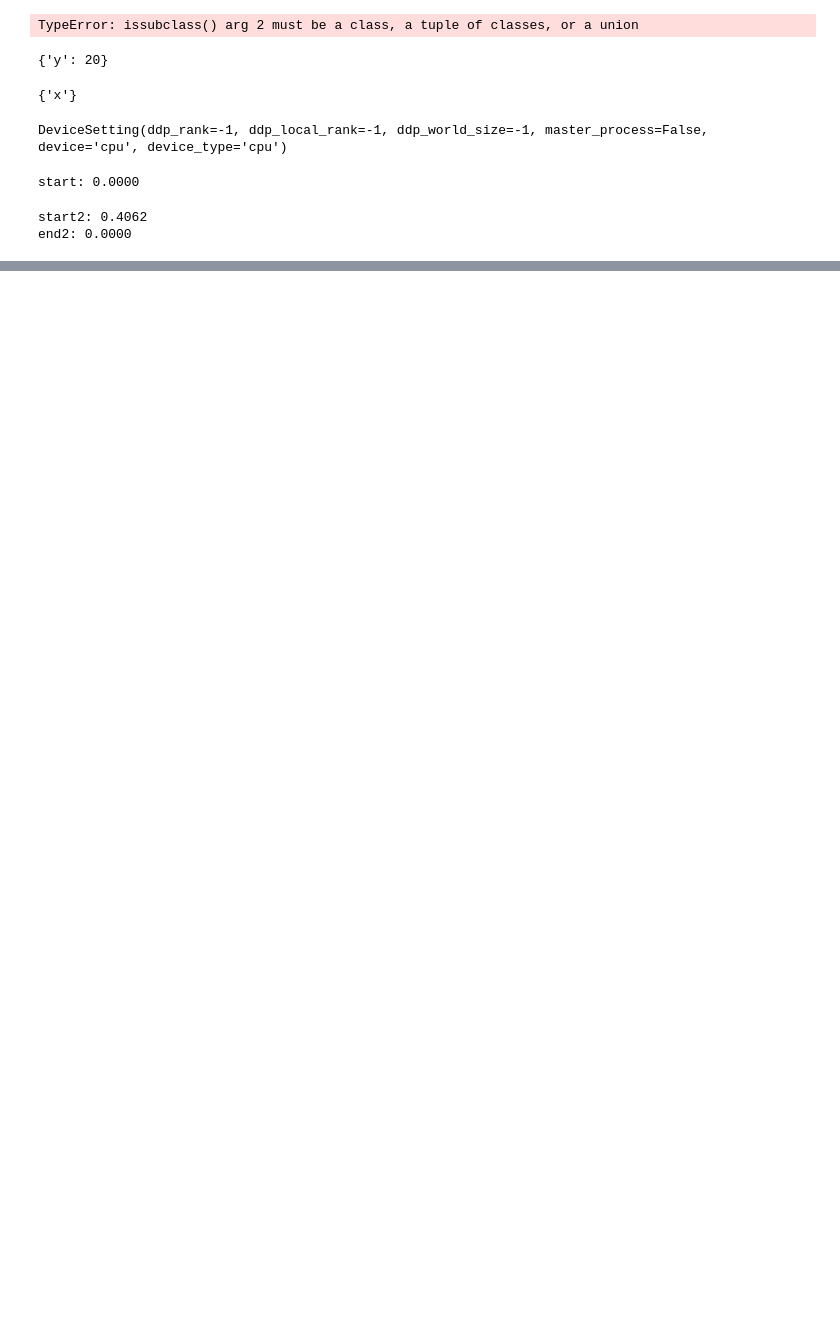
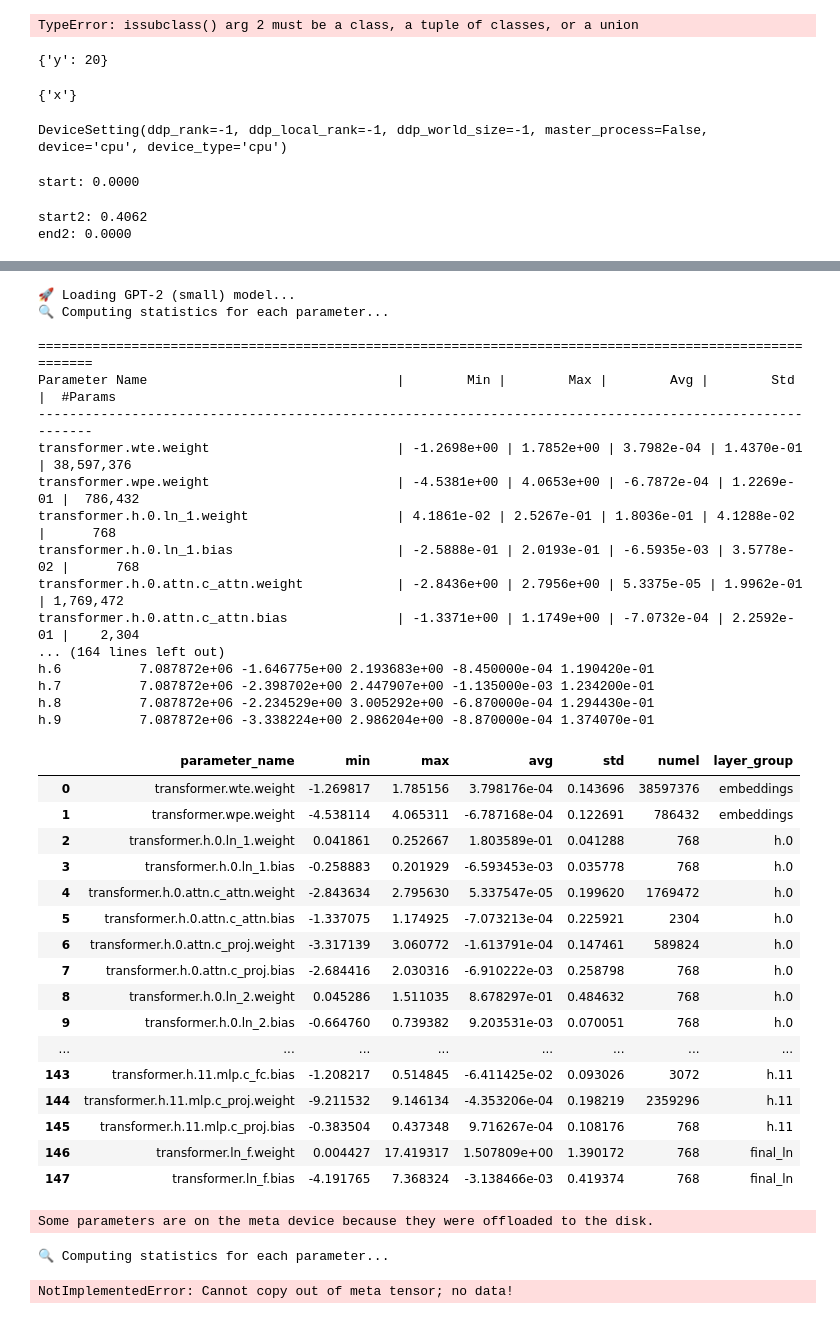
Before and after one commit to zestime/build_gpt2, a Jupyter notebook: play.ipynb, the cells around one changed output, grey strips where cells are left out. Saved outputs shown, nothing was run; the diff lists cells and outputs as text; code cells hidden in the pictures; blank space fills up the shorter version.

```diff
--- a/play.ipynb
+++ b/play.ipynb
@@ -847,0 +850,5 @@ end2: 0.0000
+# %%
+import pandas
+
+pandas.set_option('display.max_rows', None)
+pandas.set_option('display.max_columns', None)
@@ -847,0 +953,57 @@ end2: 0.0000
+# %%
+print("🚀 Loading GPT-2 (small) model...")
+model = GPT2LMHeadModel.from_pretrained("gpt2")
+model.eval()
+
+show_statistics(model)
+# %% [output]
+🚀 Loading GPT-2 (small) model...
+🔍 Computing statistics for each parameter...
+
+=========================================================================================================
+Parameter Name                                |        Min |        Max |        Avg |        Std |  #Params
+---------------------------------------------------------------------------------------------------------
+transformer.wte.weight                        | -1.2698e+00 | 1.7852e+00 | 3.7982e-04 | 1.4370e-01 | 38,597,376
+transformer.wpe.weight                        | -4.5381e+00 | 4.0653e+00 | -6.7872e-04 | 1.2269e-01 |  786,432
+transformer.h.0.ln_1.weight                   | 4.1861e-02 | 2.5267e-01 | 1.8036e-01 | 4.1288e-02 |      768
+transformer.h.0.ln_1.bias                     | -2.5888e-01 | 2.0193e-01 | -6.5935e-03 | 3.5778e-02 |      768
+transformer.h.0.attn.c_attn.weight            | -2.8436e+00 | 2.7956e+00 | 5.3375e-05 | 1.9962e-01 | 1,769,472
+transformer.h.0.attn.c_attn.bias              | -1.3371e+00 | 1.1749e+00 | -7.0732e-04 | 2.2592e-01 |    2,304
+... (164 lines left out)
+h.6          7.087872e+06 -1.646775e+00 2.193683e+00 -8.450000e-04 1.190420e-01
+h.7          7.087872e+06 -2.398702e+00 2.447907e+00 -1.135000e-03 1.234200e-01
+h.8          7.087872e+06 -2.234529e+00 3.005292e+00 -6.870000e-04 1.294430e-01
+h.9          7.087872e+06 -3.338224e+00 2.986204e+00 -8.870000e-04 1.374070e-01
+|  | parameter_name | min | max | avg | std | numel | layer_group |
+| 0 | transformer.wte.weight | -1.269817 | 1.785156 | 3.798176e-04 | 0.143696 | 38597376 | embeddings |
+| 1 | transformer.wpe.weight | -4.538114 | 4.065311 | -6.787168e-04 | 0.122691 | 786432 | embeddings |
+| 2 | transformer.h.0.ln_1.weight | 0.041861 | 0.252667 | 1.803589e-01 | 0.041288 | 768 | h.0 |
+| 3 | transformer.h.0.ln_1.bias | -0.258883 | 0.201929 | -6.593453e-03 | 0.035778 | 768 | h.0 |
+| 4 | transformer.h.0.attn.c_attn.weight | -2.843634 | 2.795630 | 5.337547e-05 | 0.199620 | 1769472 | h.0 |
+| 5 | transformer.h.0.attn.c_attn.bias | -1.337075 | 1.174925 | -7.073213e-04 | 0.225921 | 2304 | h.0 |
+| 6 | transformer.h.0.attn.c_proj.weight | -3.317139 | 3.060772 | -1.613791e-04 | 0.147461 | 589824 | h.0 |
+| 7 | transformer.h.0.attn.c_proj.bias | -2.684416 | 2.030316 | -6.910222e-03 | 0.258798 | 768 | h.0 |
+| 8 | transformer.h.0.ln_2.weight | 0.045286 | 1.511035 | 8.678297e-01 | 0.484632 | 768 | h.0 |
+| 9 | transformer.h.0.ln_2.bias | -0.664760 | 0.739382 | 9.203531e-03 | 0.070051 | 768 | h.0 |
+| ... | ... | ... | ... | ... | ... | ... | ... |
+| 143 | transformer.h.11.mlp.c_fc.bias | -1.208217 | 0.514845 | -6.411425e-02 | 0.093026 | 3072 | h.11 |
+| 144 | transformer.h.11.mlp.c_proj.weight | -9.211532 | 9.146134 | -4.353206e-04 | 0.198219 | 2359296 | h.11 |
+| 145 | transformer.h.11.mlp.c_proj.bias | -0.383504 | 0.437348 | 9.716267e-04 | 0.108176 | 768 | h.11 |
+| 146 | transformer.ln_f.weight | 0.004427 | 17.419317 | 1.507809e+00 | 1.390172 | 768 | final_ln |
+| 147 | transformer.ln_f.bias | -4.191765 | 7.368324 | -3.138466e-03 | 0.419374 | 768 | final_ln |
+# %%
+from transformers import AutoModelForCausalLM, AutoTokenizer
+
+model_name = "Qwen/Qwen3-4B-Instruct-2507"
+model = AutoModelForCausalLM.from_pretrained(
+    model_name,
+    dtype=torch.float16,
+    device_map="auto"
+)
+model.eval()
+
+qwen_4b = show_statistics(model)
+# %% [output]
+Some parameters are on the meta device because they were offloaded to the disk.
+🔍 Computing statistics for each parameter...
+NotImplementedError: Cannot copy out of meta tensor; no data!
```
Also changed, not shown: parts of 3 cells of this notebook, 6 other files.
